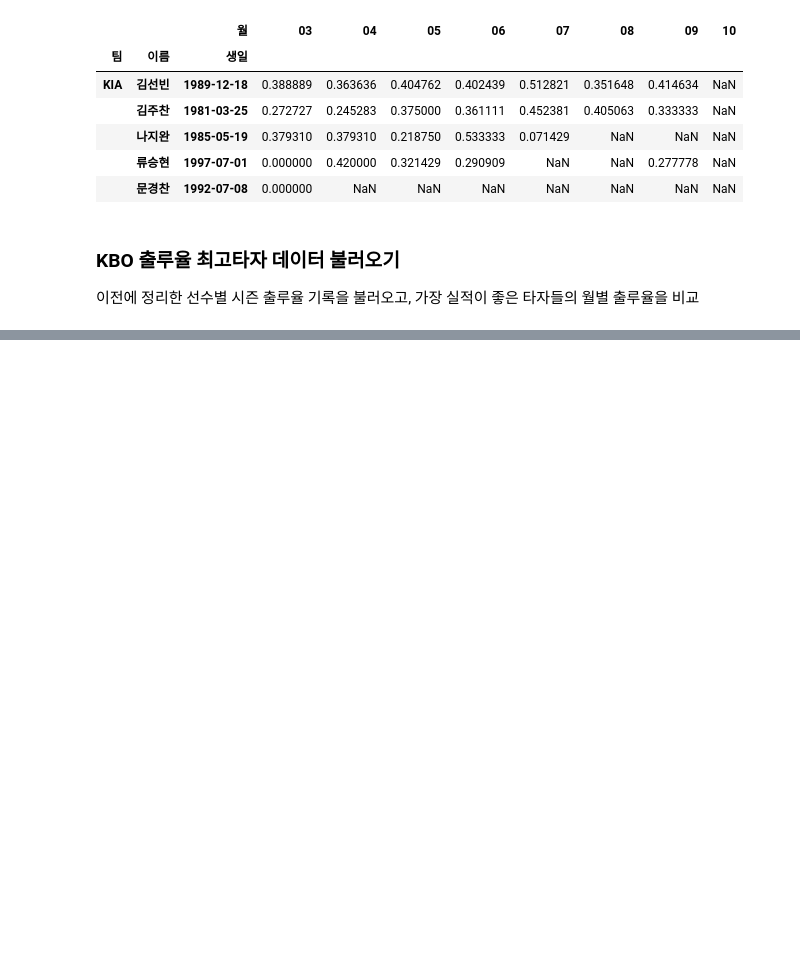
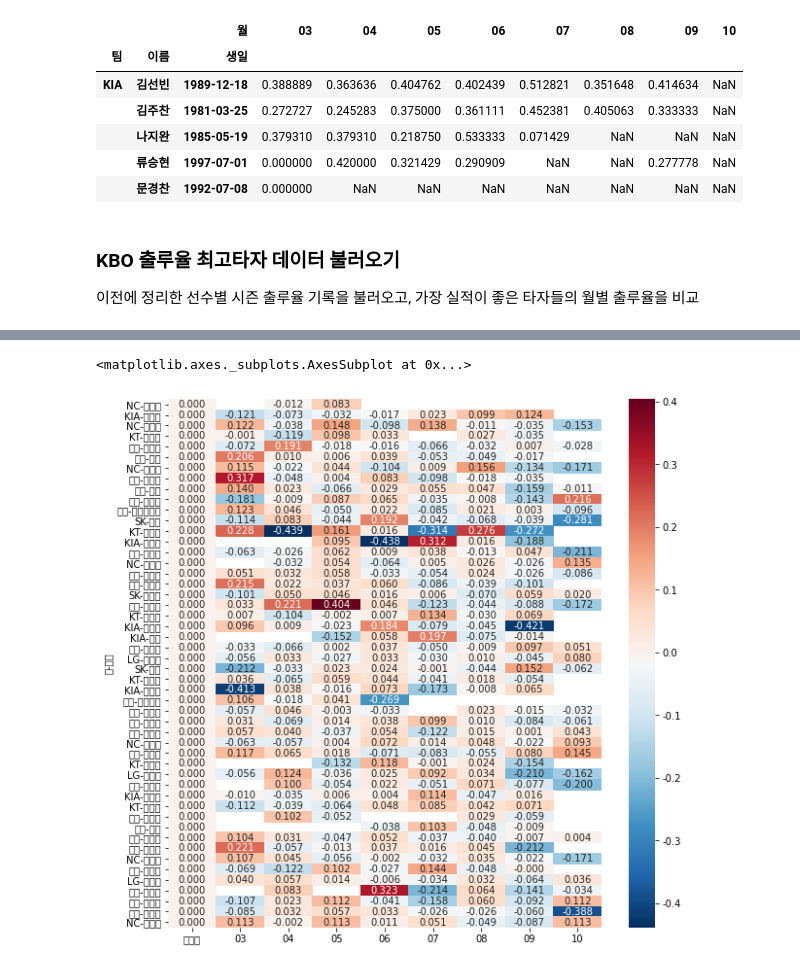
Before and after one commit to icdath95/DATA-analyst, a Jupyter notebook: 야구선수_월별_분석_1.ipynb, the cells around one changed output, grey strips where cells are left out. Saved outputs shown, nothing was run; the diff lists cells and outputs as text; code cells hidden in the pictures; blank space fills up the shorter version.

```diff
--- a/야구선수_월별_분석_1.ipynb
+++ b/야구선수_월별_분석_1.ipynb
@@ -161,0 +283,6 @@ ValueError: ignored
+# %%
+for col in df_seclected.columns[1:]:
+  df_seclected[col] = df_seclected[col] - df_seclected['출루율']
+
+df_seclected['출루율'] = 0.0
+df_seclected
@@ -161,0 +308,13 @@ ValueError: ignored
+# %%
+# 시즌전체 대비 월별 출루율 증감 실적을 히트맵으로 표현
+# 이번에는 컬러맵을 블루~ 레드로 나타내기 위해 RdBU_r 로 지정
+
+fig, ax = plt.subplots( figsize = (10, 10))
+
+sns.heatmap(df_seclected,
+            annot = True, fmt = '.3f',
+            cmap = 'RdBu_r') # _r을 빼거나 넣으면 색 위치가 뒤바뀜
+# _r 은 리버스란 뜻임
+# %% [output]
+<matplotlib.axes._subplots.AxesSubplot at 0x...>
+[figure, added]
```
Also changed, not shown: parts of 15 cells of this notebook.
